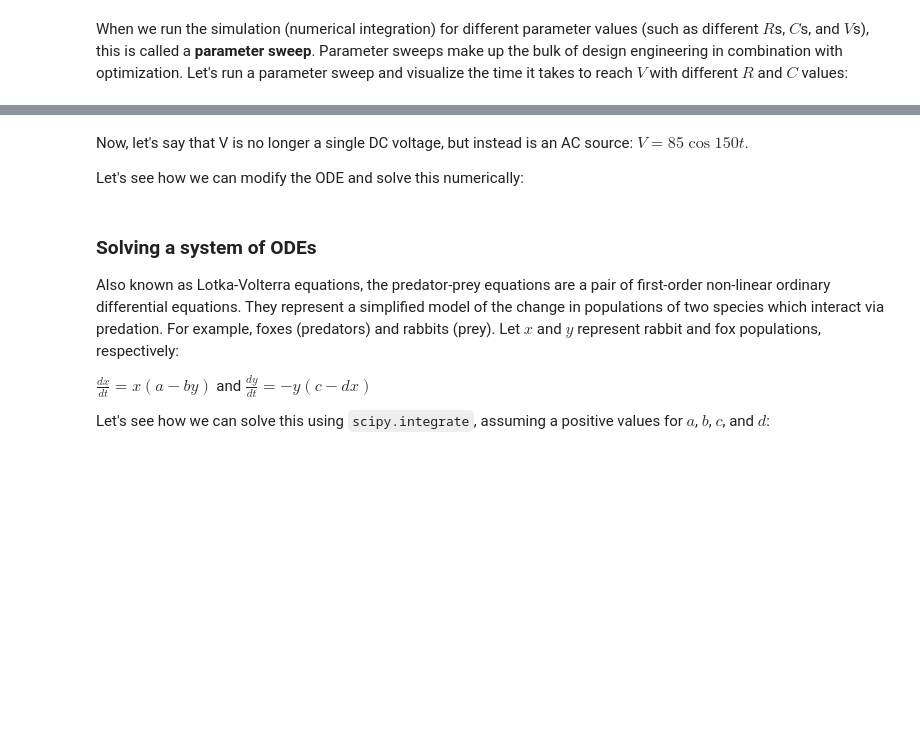
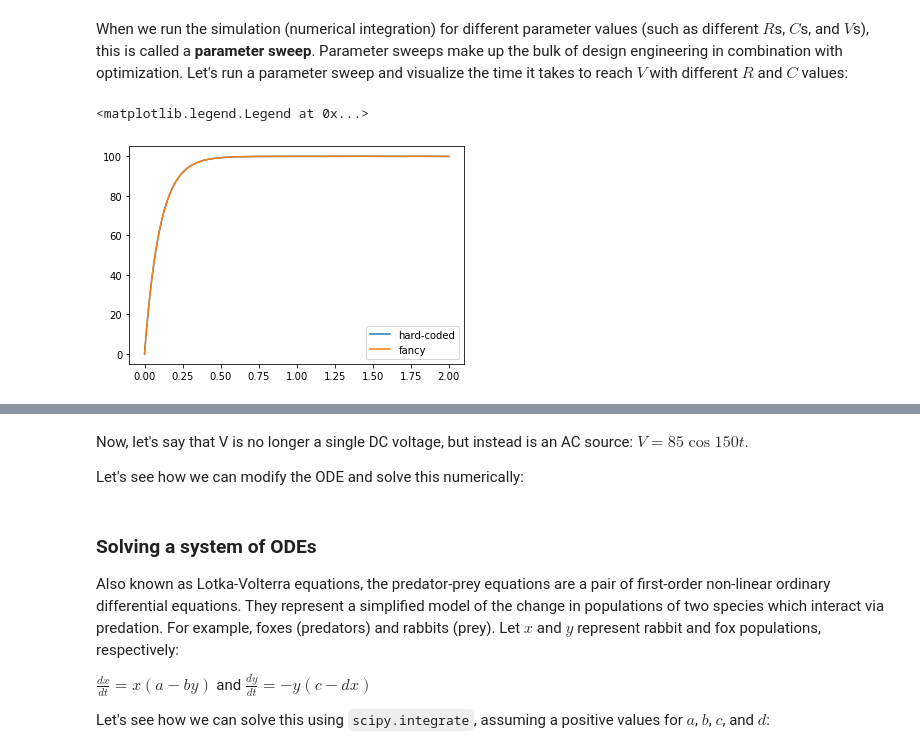
Before and after one commit to curtywang/ee5020-notes-fa21, a Jupyter notebook: day17/modsimpy.ipynb, the cells around one changed output, grey strips where cells are left out. Saved outputs shown, nothing was run; the diff lists cells and outputs as text; code cells hidden in the pictures; blank space fills up the shorter version.

```diff
--- a/day17/modsimpy.ipynb
+++ b/day17/modsimpy.ipynb
@@ -66,2 +114,17 @@ Now, let's use `scipy.integrate` to solve this ODE for $V_R$ numerically, assumi
 # %% [markdown]
 When we run the simulation (numerical integration) for different parameter values (such as different $R$s, $C$s, and $V$s), this is called a **parameter sweep**.  Parameter sweeps make up the bulk of design engineering in combination with optimization.  Let's run a parameter sweep and visualize the time it takes to reach $V$ with different $R$ and $C$ values:
+# %%
+def dvc_dt_fancy(t: float, vc: np.ndarray, v_battery: float,
+                 c_capacitor: float, r_resistor: float) -> np.ndarray:
+    return (v_battery - vc) / (r_resistor * c_capacitor)
+
+
+vcf_sol = scipy.integrate.solve_ivp(dvc_dt_fancy, (0., 2.0), [0.0],
+                                    t_eval=np.linspace(0., 2.0, 1000),
+                                    args=(100., 0.02, 5.0))
+plt.plot(vc_sol.t, vc_sol.y[0, :], label='hard-coded')
+plt.plot(vcf_sol.t, vcf_sol.y[0, :], label='fancy')
+plt.legend()
+# %% [output]
+<matplotlib.legend.Legend at 0x...>
+[figure, added]
```
Also changed, not shown: parts of 11 cells of this notebook.
